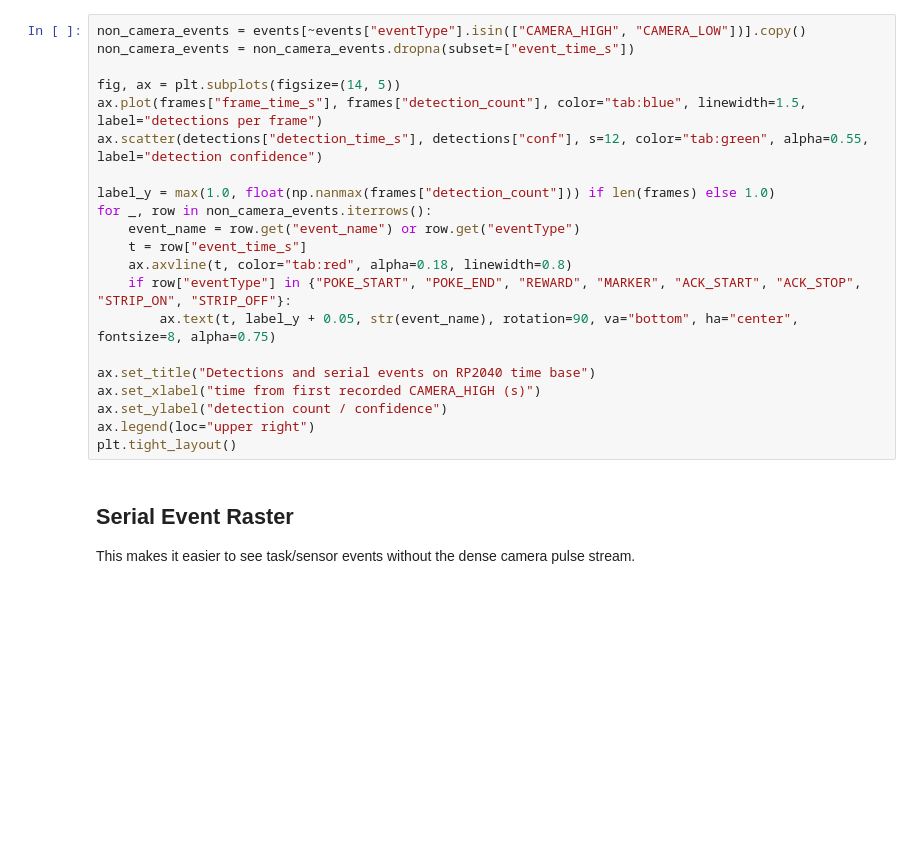
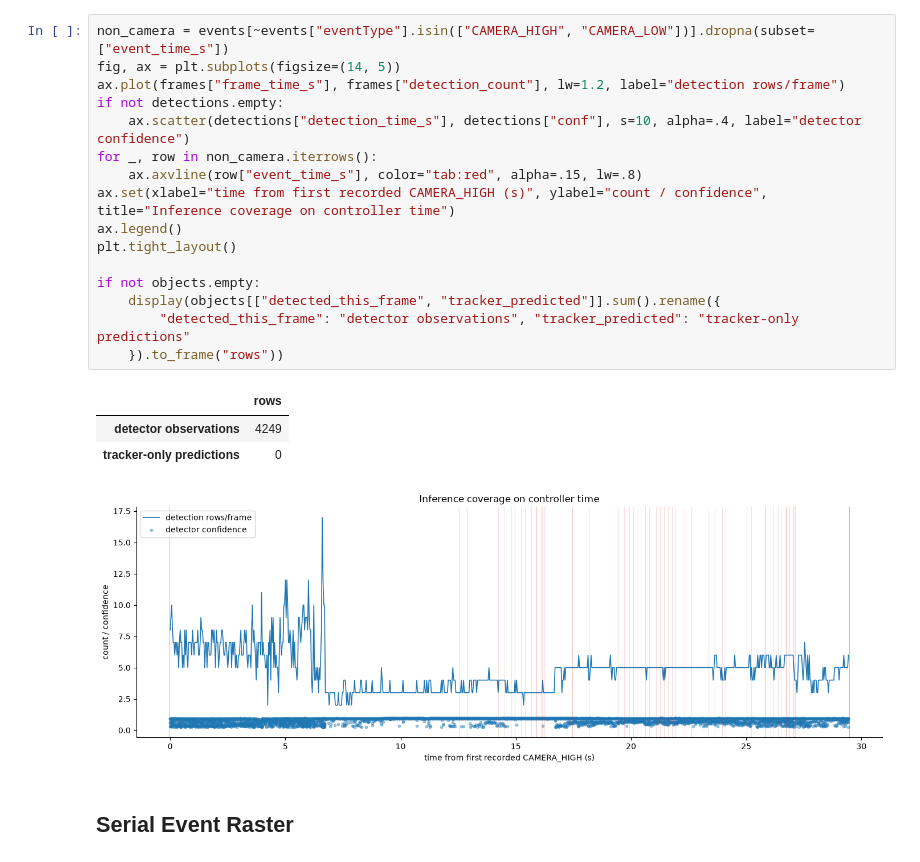
Before and after one commit to dlhagger/SqueakView, a Jupyter notebook: data_viz/analysis_demo_viz.ipynb, the cells around one changed output. Drawn from its saved outputs; the diff is of its cells as text; blank space fills up the shorter version.

```diff
--- a/data_viz/analysis_demo_viz.ipynb
+++ b/data_viz/analysis_demo_viz.ipynb
@@ -160,26 +234,24 @@ This shows which frames have detections and overlays non-camera serial events on
 # %%
-non_camera_events = events[~events["eventType"].isin(["CAMERA_HIGH", "CAMERA_LOW"])].copy()
-non_camera_events = non_camera_events.dropna(subset=["event_time_s"])
+non_camera = events[~events["eventType"].isin(["CAMERA_HIGH", "CAMERA_LOW"])].dropna(subset=["event_time_s"])
+fig, ax = plt.subplots(figsize=(14, 5))
+ax.plot(frames["frame_time_s"], frames["detection_count"], lw=1.2, label="detection rows/frame")
+if not detections.empty:
+    ax.scatter(detections["detection_time_s"], detections["conf"], s=10, alpha=.4, label="detector confidence")
+for _, row in non_camera.iterrows():
+    ax.axvline(row["event_time_s"], color="tab:red", alpha=.15, lw=.8)
+ax.set(xlabel="time from first recorded CAMERA_HIGH (s)", ylabel="count / confidence", title="Inference coverage on controller time")
+ax.legend()
+plt.tight_layout()
 
-fig, ax = plt.subplots(figsize=(14, 5))
-ax.plot(frames["frame_time_s"], frames["detection_count"], color="tab:blue", linewidth=1.5, label="detections per frame")
-ax.scatter(detections["detection_time_s"], detections["conf"], s=12, color="tab:green", alpha=0.55, label="detection confidence")
-
-label_y = max(1.0, float(np.nanmax(frames["detection_count"])) if len(frames) else 1.0)
-for _, row in non_camera_events.iterrows():
-    event_name = row.get("event_name") or row.get("eventType")
-    t = row["event_time_s"]
-    ax.axvline(t, color="tab:red", alpha=0.18, linewidth=0.8)
-    if row["eventType"] in {"POKE_START", "POKE_END", "REWARD", "MARKER", "ACK_START", "ACK_STOP", "STRIP_ON", "STRIP_OFF"}:
-        ax.text(t, label_y + 0.05, str(event_name), rotation=90, va="bottom", ha="center", fontsize=8, alpha=0.75)
-
-ax.set_title("Detections and serial events on RP2040 time base")
-ax.set_xlabel("time from first recorded CAMERA_HIGH (s)")
-ax.set_ylabel("detection count / confidence")
-ax.legend(loc="upper right")
-plt.tight_layout()
+if not objects.empty:
+    display(objects[["detected_this_frame", "tracker_predicted"]].sum().rename({
+        "detected_this_frame": "detector observations", "tracker_predicted": "tracker-only predictions"
+    }).to_frame("rows"))
+# %% [output]
+|  | rows |
+| detector observations | 4249 |
+| tracker-only predictions | 0 |
+[figure, added]
 # %% [markdown]
 ## Serial Event Raster
-
-This makes it easier to see task/sensor events without the dense camera pulse stream.
 # %%
```
Also changed, not shown: parts of 21 cells of this notebook, 31 other files.
